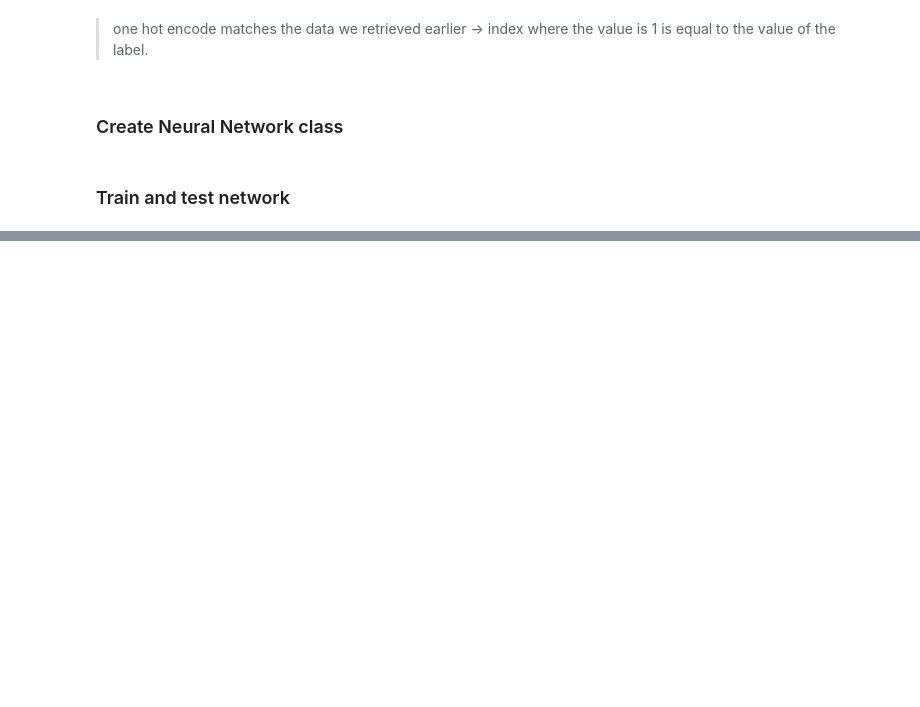
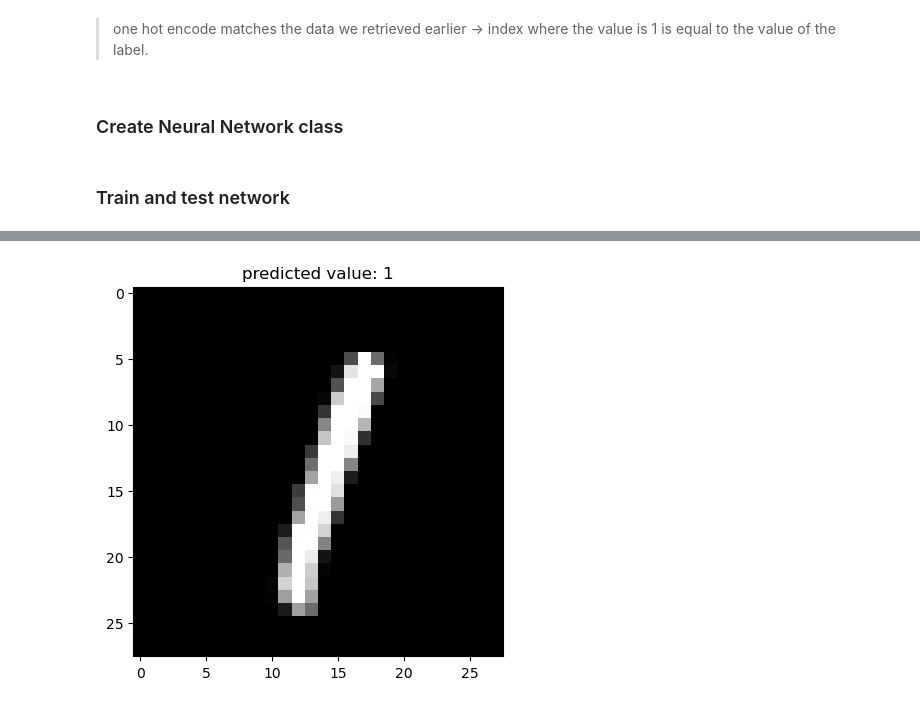
Before and after one commit to vikas-movva/MNIST, a Jupyter notebook: MNIST_DNN.ipynb, the cells around one changed output, grey strips where cells are left out. Cells and saved outputs as stored; diff of their text form; code cells hidden in the pictures; blank space fills up the shorter version.

```diff
--- a/MNIST_DNN.ipynb
+++ b/MNIST_DNN.ipynb
@@ -394,0 +415,11 @@ Test accuracy: 93.02%
+# %%
+X = X_test[5, :].reshape(1, 784)
+X.shape
+# X
+pred_val = net.predict(X)[0]
+
+plt.imshow(X.reshape((28,28)), cmap="gray")
+plt.title(f"predicted value: {pred_val}")
+plt.grid(visible=False)
+# %% [output]
+[figure, added]
```
Also changed, not shown: parts of 2 cells of this notebook.
